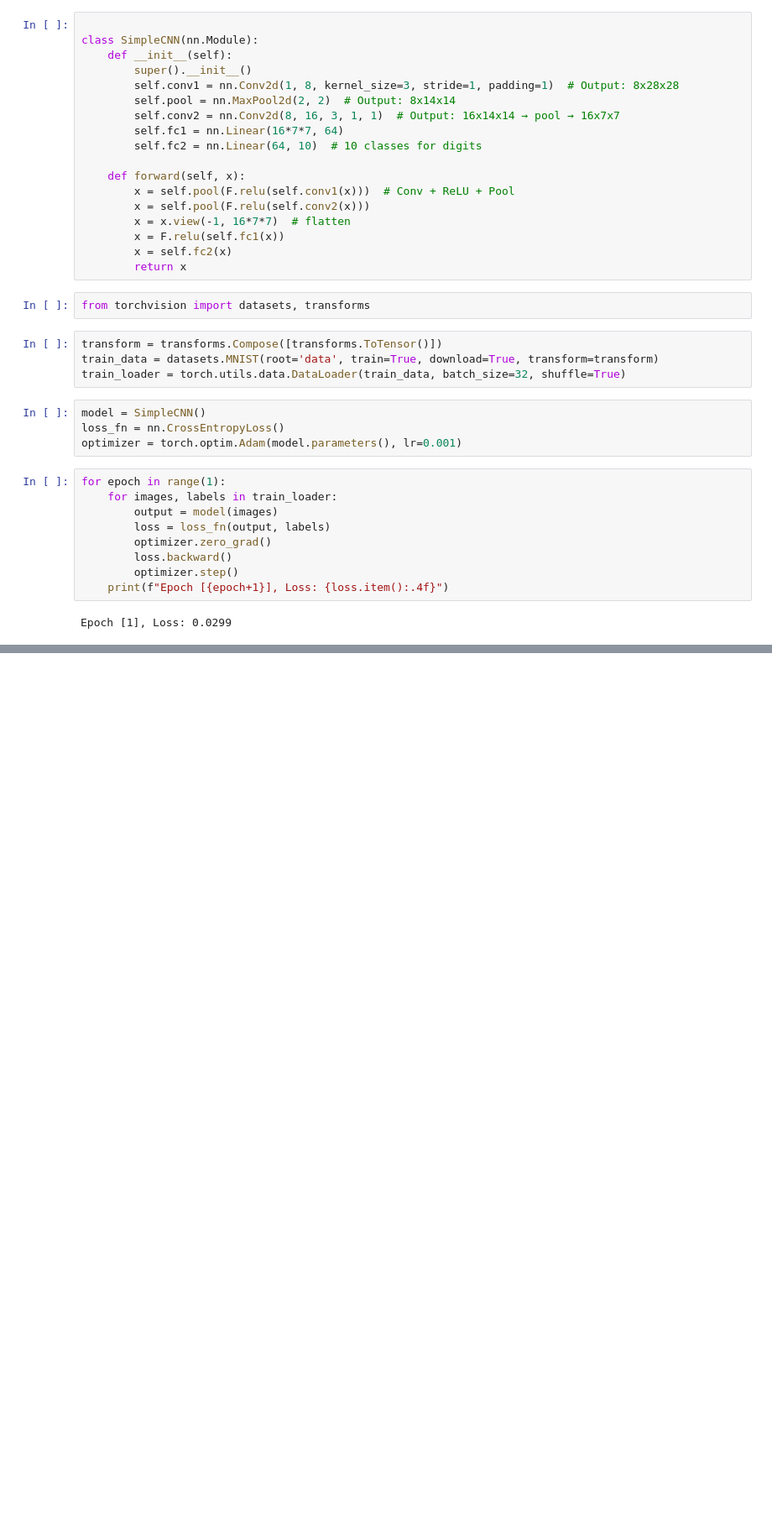
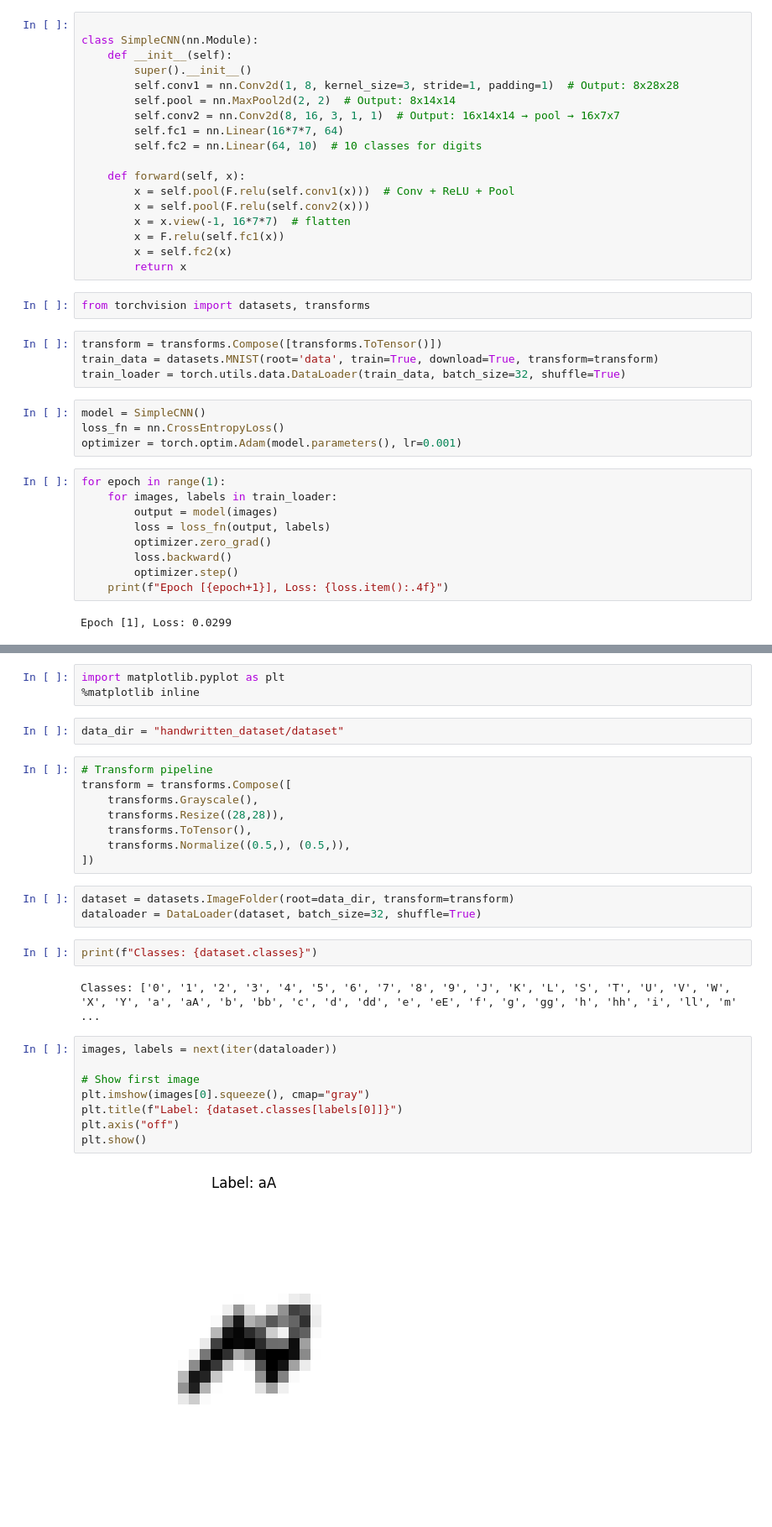
Before and after one commit to debojit11/Deep_Learning_Pytorch, a Jupyter notebook: practice.ipynb, the cells around one changed output, grey strips where cells are left out. Shown at 84% size. Cells and saved outputs as stored; diff of their text form; blank space fills up the shorter version.

Commit message:
loading custom dataset

```diff
--- a/practice.ipynb
+++ b/practice.ipynb
@@ -326,0 +353,30 @@ Epoch [1], Loss: 0.0299
+# %%
+import matplotlib.pyplot as plt
+%matplotlib inline
+# %%
+data_dir = "handwritten_dataset/dataset"
+# %%
+# Transform pipeline
+transform = transforms.Compose([
+    transforms.Grayscale(),
+    transforms.Resize((28,28)),
+    transforms.ToTensor(),
+    transforms.Normalize((0.5,), (0.5,)),
+])
+# %%
+dataset = datasets.ImageFolder(root=data_dir, transform=transform)
+dataloader = DataLoader(dataset, batch_size=32, shuffle=True)
+# %%
+print(f"Classes: {dataset.classes}")
+# %% [output]
+Classes: ['0', '1', '2', '3', '4', '5', '6', '7', '8', '9', 'J', 'K', 'L', 'S', 'T', 'U', 'V', 'W', 'X', 'Y', 'a', 'aA', 'b', 'bb', 'c', 'd', 'dd', 'e', 'eE', 'f', 'g', 'gg', 'h', 'hh', 'i', 'll', 'm' ...
+# %%
+images, labels = next(iter(dataloader))
+
+# Show first image
+plt.imshow(images[0].squeeze(), cmap="gray")
+plt.title(f"Label: {dataset.classes[labels[0]]}")
+plt.axis("off")
+plt.show()
+# %% [output]
+[figure, added]
```
Also changed, not shown: parts of 5 cells of this notebook.
